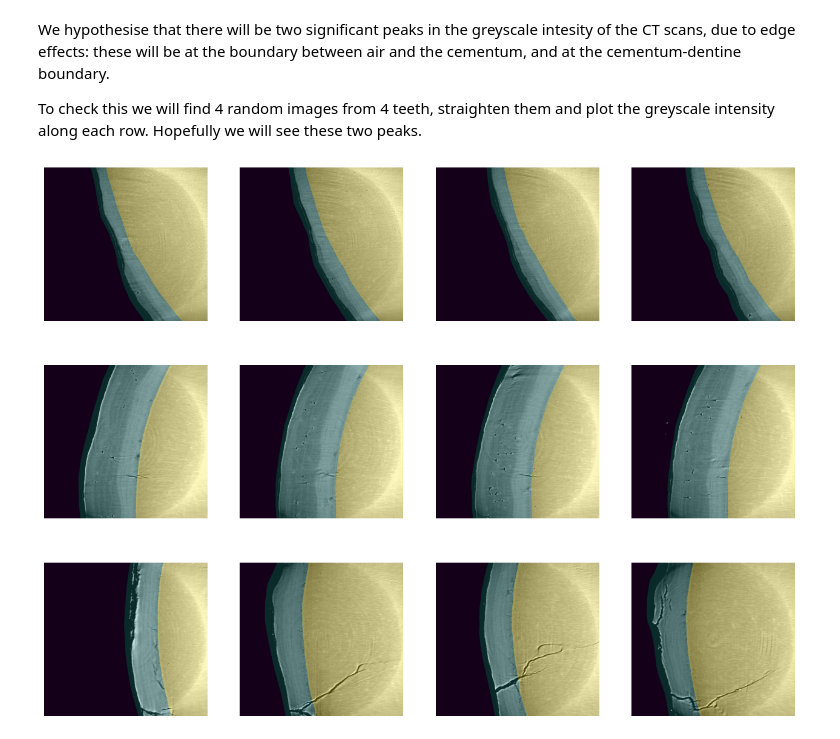
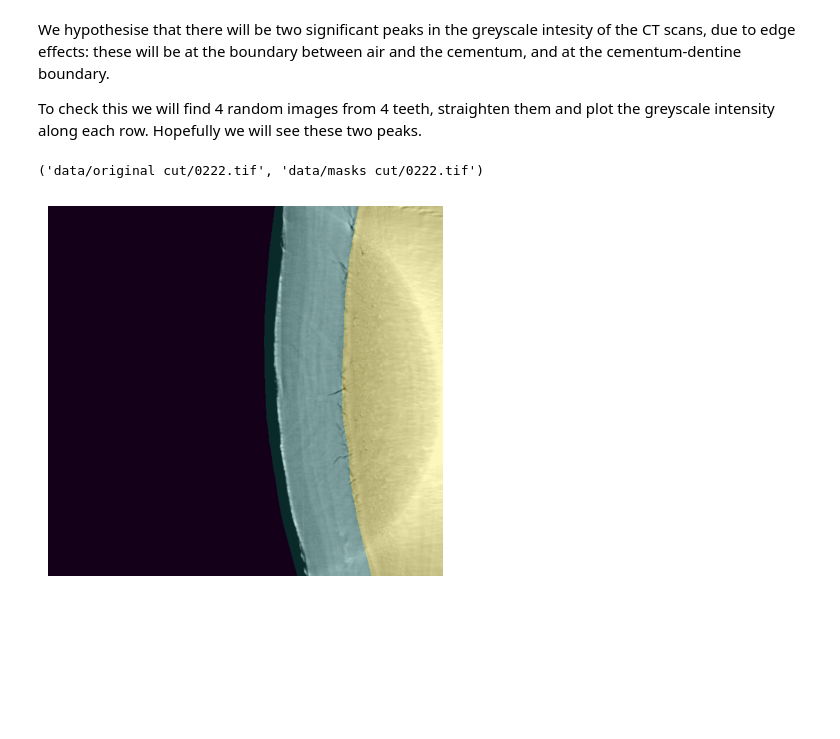
Before and after one commit to JGIBristol/cementum_imaging, a Jupyter notebook: detect_cementum.ipynb, the cells around one changed output. Cells and saved outputs as stored; diff of their text form; code cells hidden in the pictures; blank space fills up the shorter version.

```diff
--- a/detect_cementum.ipynb
+++ b/detect_cementum.ipynb
@@ -38,25 +8,52 @@ for path in mask_paths:
+# %%
+"""
+Choose an image to demonstrate with
+
+"""
+import os
+import numpy as np
+
+
+def paths(i: int):
+    """Image and Mask path from an index"""
+    rvs = f"data/original cut/{i:04d}.tif", f"data/masks cut/{i:04d}.tif"
+    for path in rvs:
+        assert os.path.exists(path), path
+
+    return rvs
+
+
+rng = np.random.default_rng()
+index = rng.integers(0, 516)
+img_path, mask_path = paths(index)
+
+img_path, mask_path
+# %% [output]
+('data/original cut/0222.tif', 'data/masks cut/0222.tif')
 # %%
 """
-Display them
+Display it
 
 """
 import matplotlib.pyplot as plt
 
-fig, axes = plt.subplots(n_teeth, n_slices, figsize=(4 * n_slices, 4 * n_teeth))
+fig, axis = plt.subplots()
 
-for axis, img, mask in zip(axes.flat, img_paths, mask_paths):
-    axis.imshow(plt.imread(img), cmap="gray")
-    axis.imshow(plt.imread(mask), alpha=0.3)
+img = plt.imread(img_path)
+mask = plt.imread(mask_path)
 
-    axis.set_axis_off()
+axis.imshow(img, cmap="gray")
+axis.imshow(mask, alpha=0.3)
 
-imgdir = "img/detect_cementum"
+axis.set_axis_off()
+
+imgdir = f"img/detect_cementum/{index}/"
 if not os.path.isdir(imgdir):
-    os.mkdir(imgdir)
+    os.makedirs(imgdir)
 
 fig.savefig(f"{imgdir}/img_masks.png", bbox_inches="tight")
 # %% [output]
-[figure, old version]
+[figure, new version]
 # %%
 """
 Straighten these images according the the masks
```
Also changed, not shown: parts of 14 cells of this notebook, 1 other file.
